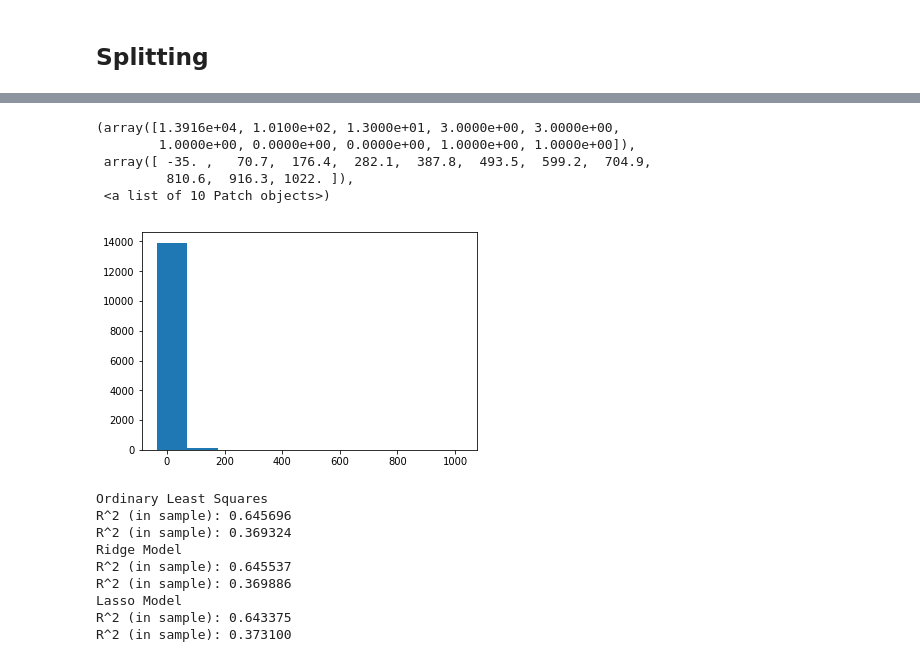
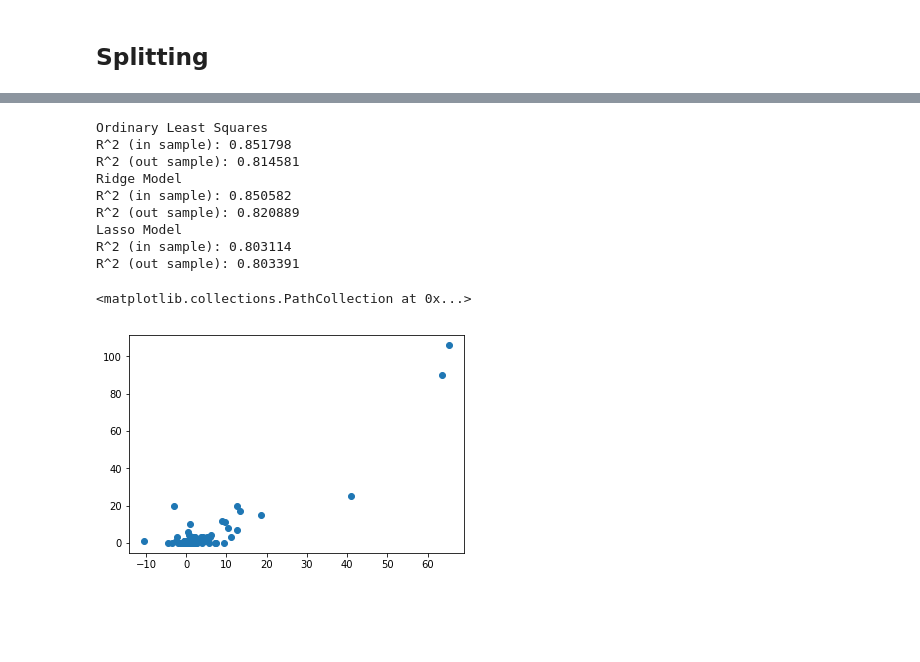
Before and after one commit to majesticfish/CS156B-Covid-Challenge, a Jupyter notebook: exploratory/Sean's Notebook/Just XY, please.ipynb, the cells around one changed output, grey strips where cells are left out. Saved outputs shown, nothing was run; the diff lists cells and outputs as text; code cells hidden in the pictures; blank space fills up the shorter version.

```diff
--- a/exploratory/Sean's Notebook/Just XY, please.ipynb
+++ b/exploratory/Sean's Notebook/Just XY, please.ipynb
@@ -44,11 +84,4 @@ features = ['State', 'Area_Name','POP_ESTIMATE_2018', 'Area in square miles - La
             'Total_age18to64','Total_age65plus', 'Active Physicians per 100000 Population 2018 (AAMC)', 'Active General Surgeons per 100000 Population 2018 (AAMC)',
            'Non-profit hospital beds per 1000 people (2019)', 'Employed_2018', 'Unemployment_rate_2018'
            , 'Total hospital beds per 1000 people (2019)', 'Total nurse practitioners (2019)',
-           'Total Hospitals (2019)','fips']
+           'Total Hospitals (2019)','fips','pclon10', 'pclat10']
-# %%
-# gets list of all fips numbers
-def get_fips():
-    Y = pd.read_csv(f"{homedir}/data/us/covid/deaths.csv")
-    return set(Y.countyFIPS.values)
-def get_date(datestr, formatstr='%Y-%m-%d'):
-    return datetime.strptime(datestr, formatstr)
@@ -341,5 +188,4 @@ R squared (out sample) is 0.280559
 # %% [markdown]
 ## Splitting
 # %%
-large_fips, small_fips = split_fips(cum_death_counter,min_thresh=50)
-df_new = get_XY(features, 5, 5, delta_death_counter, fips_list=large_fips, moving_window=True)
+large_fips, small_fips = split_fips(cum_death_counter,min_thresh=10)
@@ -348,42 +192,31 @@ df_new = get_XY(features, 5, 5, delta_death_counter, fips_list=large_fips, movin
-# %%
-X = df_new.iloc[:,2:-1]
-y = df_new['target'].values
-train_num = int(y.shape[0] * 0.66)
-
-X_test = X.iloc[train_num:]
-y_test = y[train_num:]
-X_train = X.iloc[:train_num]
-y_train = y[:train_num]
-plt.hist(y)
-# %% [output]
-(array([1.3916e+04, 1.0100e+02, 1.3000e+01, 3.0000e+00, 3.0000e+00,
-        1.0000e+00, 0.0000e+00, 0.0000e+00, 1.0000e+00, 1.0000e+00]),
- array([ -35. ,   70.7,  176.4,  282.1,  387.8,  493.5,  599.2,  704.9,
-         810.6,  916.3, 1022. ]),
- <a list of 10 Patch objects>)
-[figure, removed]
+# %%
+X,y = get_XY_with_neighs(df_jhu_merged, features, 1, 5, delta_death_counter, fips_list=large_fips, moving_window=False)
+X_train, X_test, y_train, y_test = train_test_split(X, y, test_size=0.33)
 # %%
 normal_model = LinearRegression().fit(X_train.values, y_train)
 print("Ordinary Least Squares")
 print("R^2 (in sample): %f" % normal_model.score(X_train,y_train))
-print("R^2 (in sample): %f" % normal_model.score(X_test,y_test))
-ridge_model = Ridge(alpha=2000)
+print("R^2 (out sample): %f" % normal_model.score(X_test,y_test))
+ridge_model = Ridge(alpha=15)
 ridge_model.fit(X_train.values, y_train)
 print("Ridge Model")
 print("R^2 (in sample): %f" % ridge_model.score(X_train,y_train))
-print("R^2 (in sample): %f" % ridge_model.score(X_test,y_test))
-lasso_model = Lasso(alpha=1)
+print("R^2 (out sample): %f" % ridge_model.score(X_test,y_test))
+lasso_model = Lasso(alpha=5)
 lasso_model.fit(X_train.values, y_train)
 print("Lasso Model")
 print("R^2 (in sample): %f" % lasso_model.score(X_train,y_train))
-print("R^2 (in sample): %f" % lasso_model.score(X_test,y_test))
+print("R^2 (out sample): %f" % lasso_model.score(X_test,y_test))
+plt.scatter(lasso_model.predict(X_test), y_test)
 # %% [output]
 Ordinary Least Squares
-R^2 (in sample): 0.645696
-R^2 (in sample): 0.369324
+R^2 (in sample): 0.851798
+R^2 (out sample): 0.814581
 Ridge Model
-R^2 (in sample): 0.645537
-R^2 (in sample): 0.369886
+R^2 (in sample): 0.850582
+R^2 (out sample): 0.820889
 Lasso Model
-R^2 (in sample): 0.643375
-R^2 (in sample): 0.373100
+R^2 (in sample): 0.803114
+R^2 (out sample): 0.803391
+<matplotlib.collections.PathCollection at 0x...>
+[figure, added]
```
Also changed, not shown: parts of 34 cells of this notebook, 1 other file.
